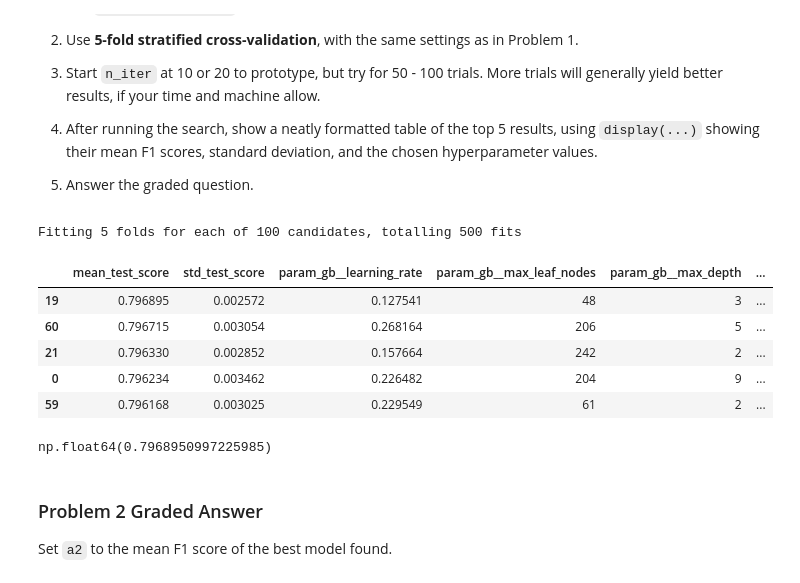
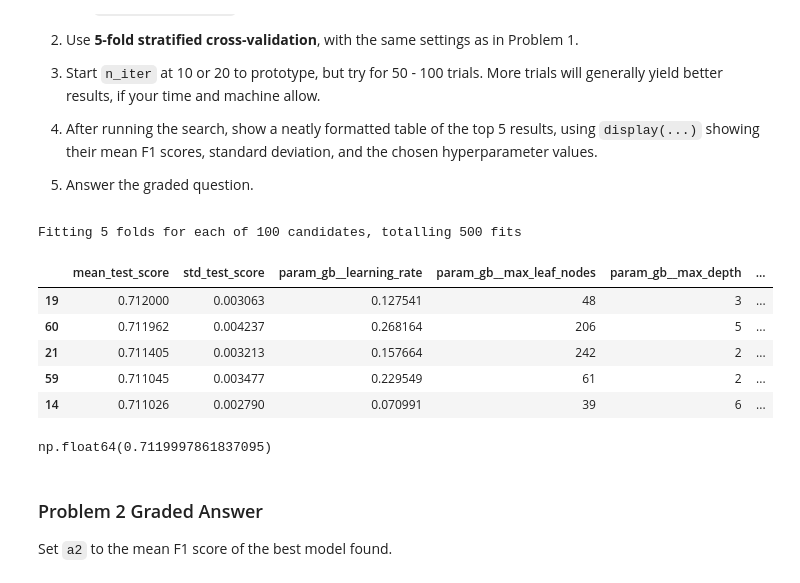
Before and after one commit to wadieabbas/Module-3-Assignments, a Jupyter notebook: Homework_08.ipynb, the cells around one changed output. Cells and saved outputs as stored; diff of their text form; code cells hidden in the pictures.

```diff
--- a/Homework_08.ipynb
+++ b/Homework_08.ipynb
@@ -343,44 +343,44 @@ param_distributions = {
     'gb__l2_regularization': uniform(0.0, 2.0)
 }
 
 # set up randomized search with 5-fold stratified cross-validation repeated 3 times
 random_search = RandomizedSearchCV(
     estimator           = pipelined_model,
     param_distributions = param_distributions,
     n_iter              = n_iterations,
     cv                  = skfold,
     random_state        = random_seed,
     n_jobs              = -1,
     verbose             = 1,
-    scoring             = 'f1_macro'
+    scoring             = 'f1'
 )
 
 random_search.fit(X_train, y_train)
 
 # Extract top 5 results
 results = pd.DataFrame(random_search.cv_results_).sort_values(
     by='mean_test_score', ascending=False
 ).head(5)
 
 # Display relevant columns
 display(results[[
     'mean_test_score', 'std_test_score', 'param_gb__learning_rate',
     'param_gb__max_leaf_nodes', 'param_gb__max_depth',
     'param_gb__min_samples_leaf', 'param_gb__l2_regularization'
 ]])
 # %% [output]
 Fitting 5 folds for each of 100 candidates, totalling 500 fits
 |  | mean_test_score | std_test_score | param_gb__learning_rate | param_gb__max_leaf_nodes | param_gb__max_depth | ... |
-| 19 | 0.796895 | 0.002572 | 0.127541 | 48 | 3 | ... |
-| 60 | 0.796715 | 0.003054 | 0.268164 | 206 | 5 | ... |
-| 21 | 0.796330 | 0.002852 | 0.157664 | 242 | 2 | ... |
-| 0 | 0.796234 | 0.003462 | 0.226482 | 204 | 9 | ... |
-| 59 | 0.796168 | 0.003025 | 0.229549 | 61 | 2 | ... |
+| 19 | 0.712000 | 0.003063 | 0.127541 | 48 | 3 | ... |
+| 60 | 0.711962 | 0.004237 | 0.268164 | 206 | 5 | ... |
+| 21 | 0.711405 | 0.003213 | 0.157664 | 242 | 2 | ... |
+| 59 | 0.711045 | 0.003477 | 0.229549 | 61 | 2 | ... |
+| 14 | 0.711026 | 0.002790 | 0.070991 | 39 | 6 | ... |
 # %%
 best_mean_f1_score = results['mean_test_score'].max()
 best_mean_f1_score
 # %% [output]
-np.float64(0.7968950997225985)
+np.float64(0.7119997861837095)
 # %% [markdown]
 ### Problem 2 Graded Answer
 
```
Also changed, not shown: parts of 8 cells of this notebook.
